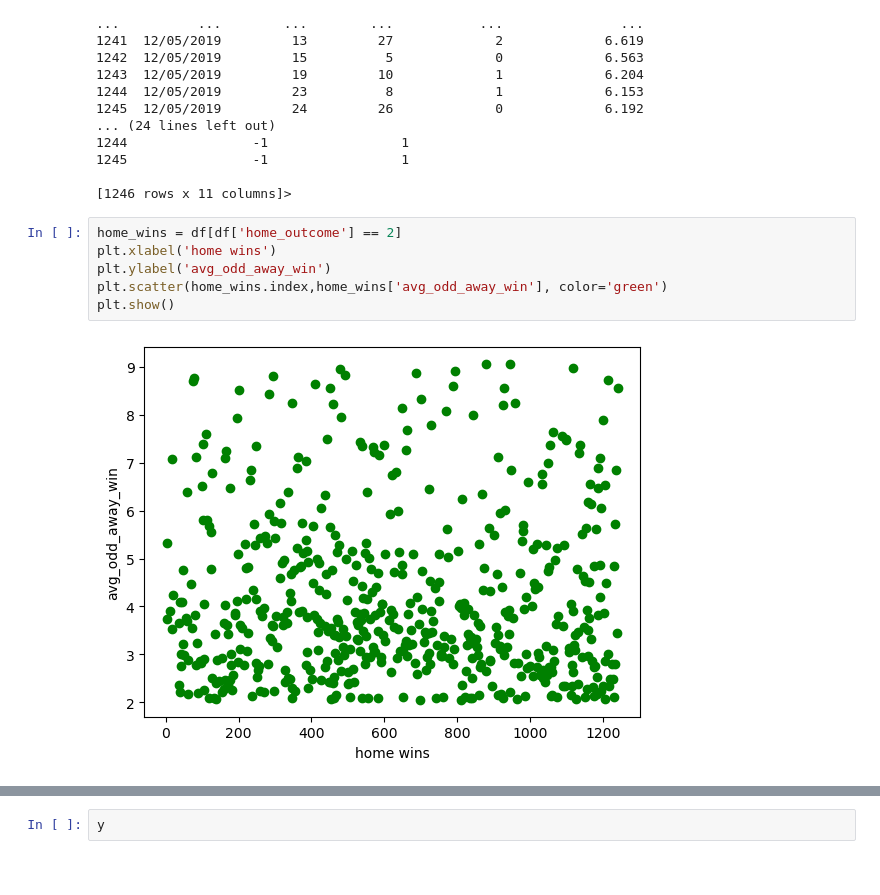
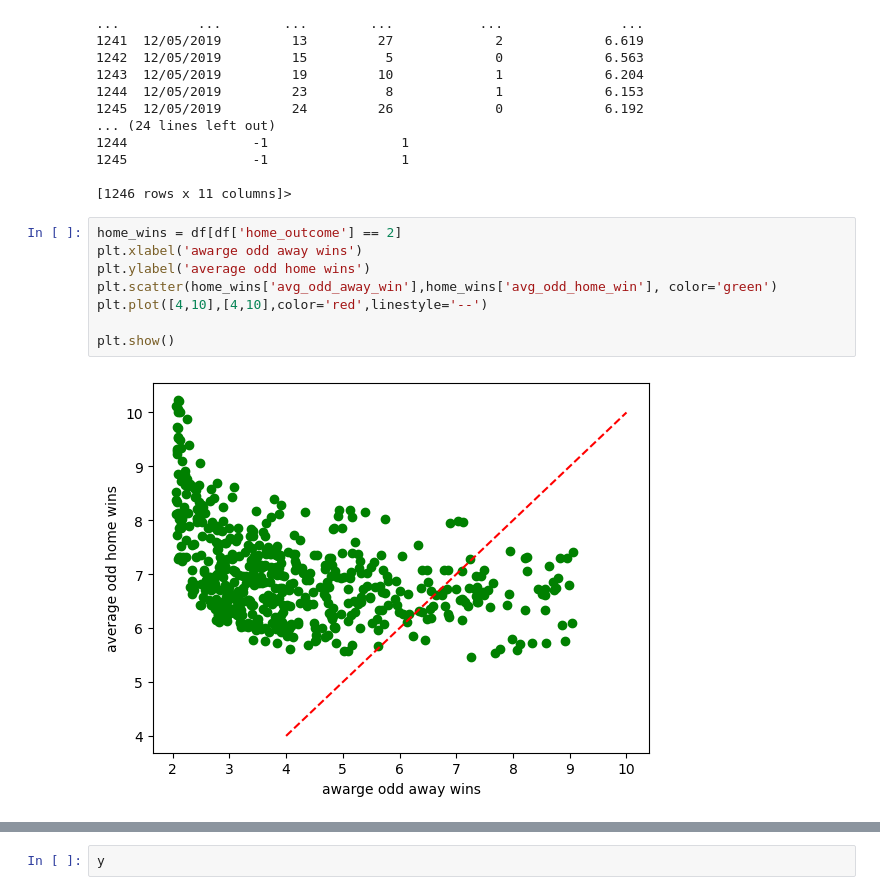
Before and after one commit to peterjanas/betting-BI, a Jupyter notebook: hometeam_advantage.ipynb, the cells around one changed output, grey strips where cells are left out. Drawn from its saved outputs; the diff is of its cells as text.

```diff
--- a/hometeam_advantage.ipynb
+++ b/hometeam_advantage.ipynb
@@ -73,9 +73,11 @@ df.describe
 [1246 rows x 11 columns]>
 # %%
 home_wins = df[df['home_outcome'] == 2]
-plt.xlabel('home wins')
-plt.ylabel('avg_odd_away_win')
-plt.scatter(home_wins.index,home_wins['avg_odd_away_win'], color='green')
+plt.xlabel('awarge odd away wins')
+plt.ylabel('average odd home wins')
+plt.scatter(home_wins['avg_odd_away_win'],home_wins['avg_odd_home_win'], color='green')
+plt.plot([4,10],[4,10],color='red',linestyle='--')
+
 plt.show()
 # %% [output]
-[figure, old version]
+[figure, new version]
```
Also changed, not shown: parts of 16 cells of this notebook, 1 other file.
